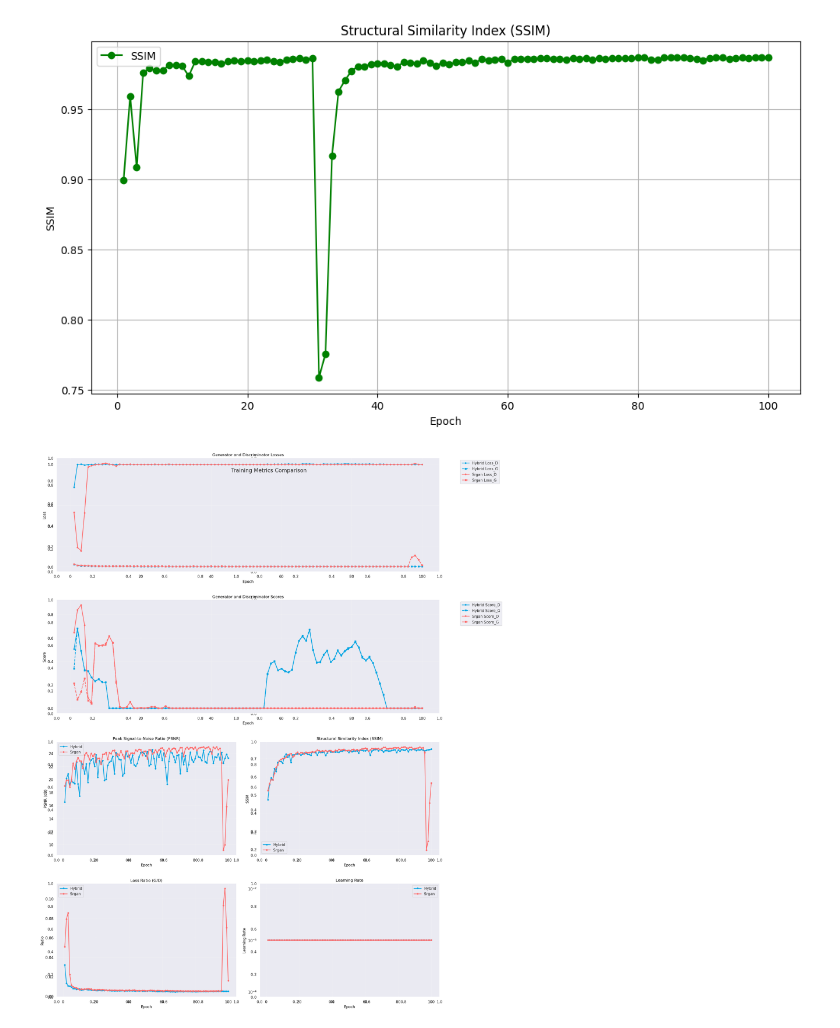
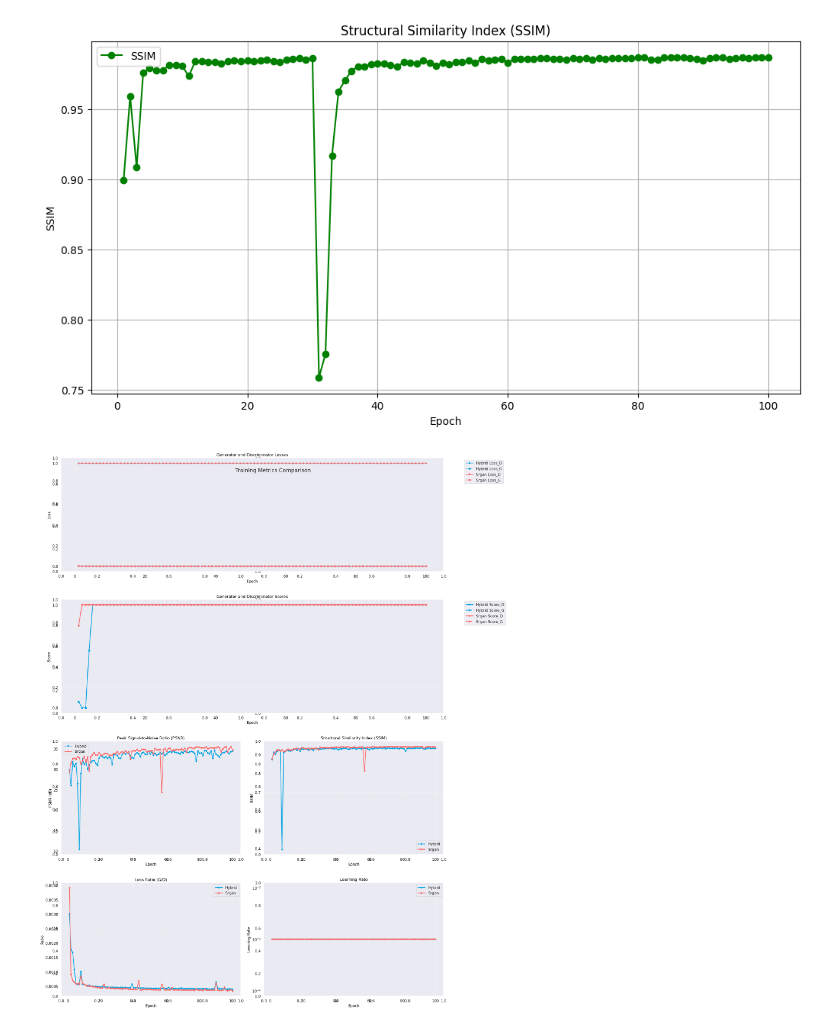
Before and after one commit to sudo-xda/SRGAN, a Jupyter notebook: statistics/plots.ipynb, the cells around one changed output. Drawn from its saved outputs; the diff is of its cells as text; code cells hidden in the pictures.

```diff
--- a/statistics/plots.ipynb
+++ b/statistics/plots.ipynb
@@ -212,33 +212,33 @@ def create_training_plots(data1, data2, model1_name='Hybrid', model2_name='Srgan
 
     ax6 = fig.add_subplot(gs[3, 1])
     ax6.plot(data1['Epoch'], data1['Learning_Rate'], label=f'{model1_name}',
              color=colors['model1'], marker='o', markersize=4)
     ax6.plot(data2['Epoch'], data2['Learning_Rate'], label=f'{model2_name}',
              color=colors['model2'], marker='o', markersize=4)
     ax6.set_title('Learning Rate', color='black')
     ax6.set_xlabel('Epoch', color='black')
     ax6.set_ylabel('Learning Rate', color='black')
     ax6.tick_params(colors='black')
     ax6.set_yscale('log')
     ax6.legend()
 
     # Adjust layout
     plt.tight_layout()
     return fig
 
 # Load and process data
 try:
-    data1 = pd.read_csv('Flicker2K_Hybrid__srf_4x_train_results.csv')  # Replace with your first model's CSV
-    data2 = pd.read_csv('Flicker2K_srgan__srf_4x_train_results.csv')  # Replace with your second model's CSV
+    data1 = pd.read_csv('Xray_HYBRID_GAN_NIH4B_srf_4x_train_results.csv')  # Replace with your first model's CSV
+    data2 = pd.read_csv('Xray_SRGAN_NIH4B_srf_4x_train_results.csv')  # Replace with your second model's CSV
 
     # Create plots
     fig = create_training_plots(data1, data2, 'Hybrid', 'Srgan')
     plt.show()
 
     # Optional: Save the figure
     # fig.savefig('training_comparison.png', dpi=300, bbox_inches='tight')
 
 except Exception as e:
     print(f"An error occurred: {str(e)}")
 # %% [output]
-[figure, old version]
+[figure, new version]
```
Also changed, not shown: 28 other files.
